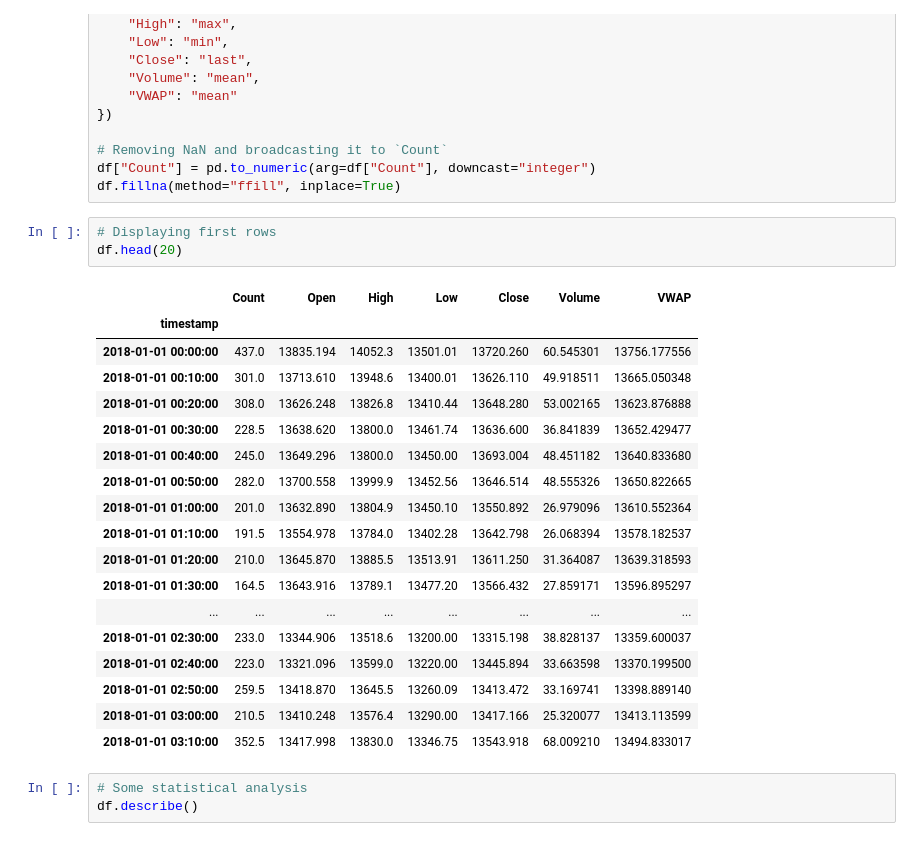
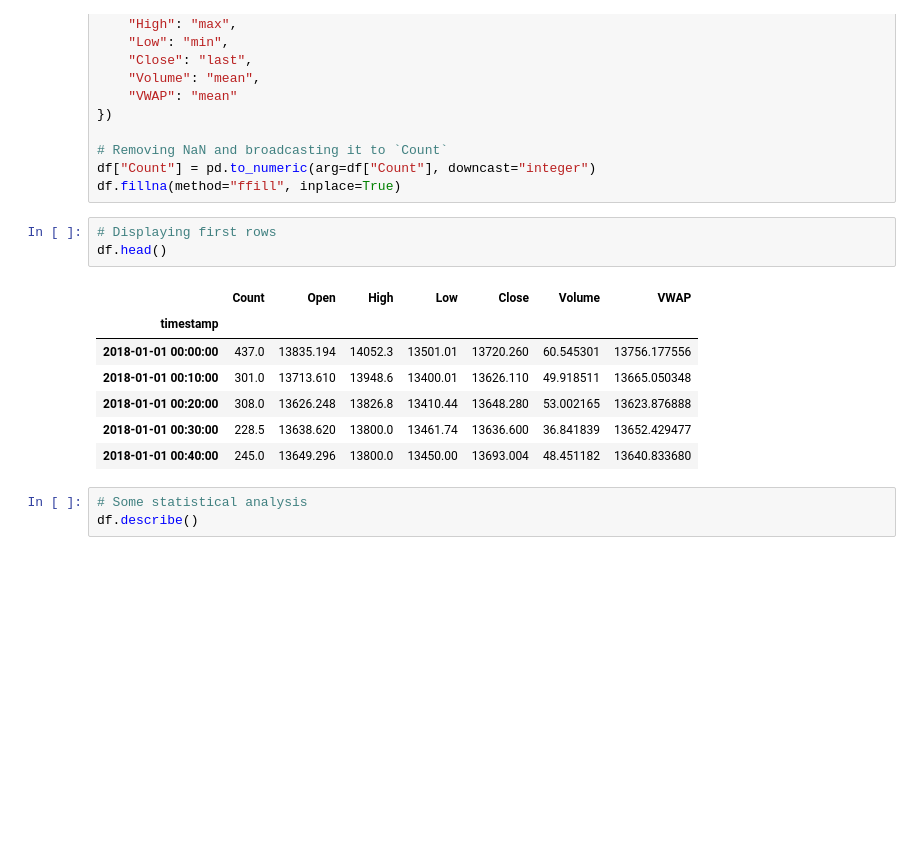
Before and after one commit to lcsrodriguez/cryptotrading, a Jupyter notebook: notebooks/bitcoin_trading.ipynb, the cells around one changed output. Drawn from its saved outputs; the diff is of its cells as text; blank space fills up the shorter version.

```diff
--- a/notebooks/bitcoin_trading.ipynb
+++ b/notebooks/bitcoin_trading.ipynb
@@ -48,26 +41,15 @@ df["Count"] = pd.to_numeric(arg=df["Count"], downcast="integer")
 df.fillna(method="ffill", inplace=True)
 # %%
 # Displaying first rows
-df.head(20)
+df.head()
 # %% [output]
 |  | Count | Open | High | Low | Close | Volume | VWAP |
 | timestamp |  |  |  |  |  |  |  |
 | 2018-01-01 00:00:00 | 437.0 | 13835.194 | 14052.3 | 13501.01 | 13720.260 | 60.545301 | 13756.177556 |
 | 2018-01-01 00:10:00 | 301.0 | 13713.610 | 13948.6 | 13400.01 | 13626.110 | 49.918511 | 13665.050348 |
 | 2018-01-01 00:20:00 | 308.0 | 13626.248 | 13826.8 | 13410.44 | 13648.280 | 53.002165 | 13623.876888 |
 | 2018-01-01 00:30:00 | 228.5 | 13638.620 | 13800.0 | 13461.74 | 13636.600 | 36.841839 | 13652.429477 |
 | 2018-01-01 00:40:00 | 245.0 | 13649.296 | 13800.0 | 13450.00 | 13693.004 | 48.451182 | 13640.833680 |
-| 2018-01-01 00:50:00 | 282.0 | 13700.558 | 13999.9 | 13452.56 | 13646.514 | 48.555326 | 13650.822665 |
-| 2018-01-01 01:00:00 | 201.0 | 13632.890 | 13804.9 | 13450.10 | 13550.892 | 26.979096 | 13610.552364 |
-| 2018-01-01 01:10:00 | 191.5 | 13554.978 | 13784.0 | 13402.28 | 13642.798 | 26.068394 | 13578.182537 |
-| 2018-01-01 01:20:00 | 210.0 | 13645.870 | 13885.5 | 13513.91 | 13611.250 | 31.364087 | 13639.318593 |
-| 2018-01-01 01:30:00 | 164.5 | 13643.916 | 13789.1 | 13477.20 | 13566.432 | 27.859171 | 13596.895297 |
-| ... | ... | ... | ... | ... | ... | ... | ... |
-| 2018-01-01 02:30:00 | 233.0 | 13344.906 | 13518.6 | 13200.00 | 13315.198 | 38.828137 | 13359.600037 |
-| 2018-01-01 02:40:00 | 223.0 | 13321.096 | 13599.0 | 13220.00 | 13445.894 | 33.663598 | 13370.199500 |
-| 2018-01-01 02:50:00 | 259.5 | 13418.870 | 13645.5 | 13260.09 | 13413.472 | 33.169741 | 13398.889140 |
-| 2018-01-01 03:00:00 | 210.5 | 13410.248 | 13576.4 | 13290.00 | 13417.166 | 25.320077 | 13413.113599 |
-| 2018-01-01 03:10:00 | 352.5 | 13417.998 | 13830.0 | 13346.75 | 13543.918 | 68.009210 | 13494.833017 |
 # %%
 # Some statistical analysis
 df.describe()
```
Also changed, not shown: parts of 15 cells of this notebook.
